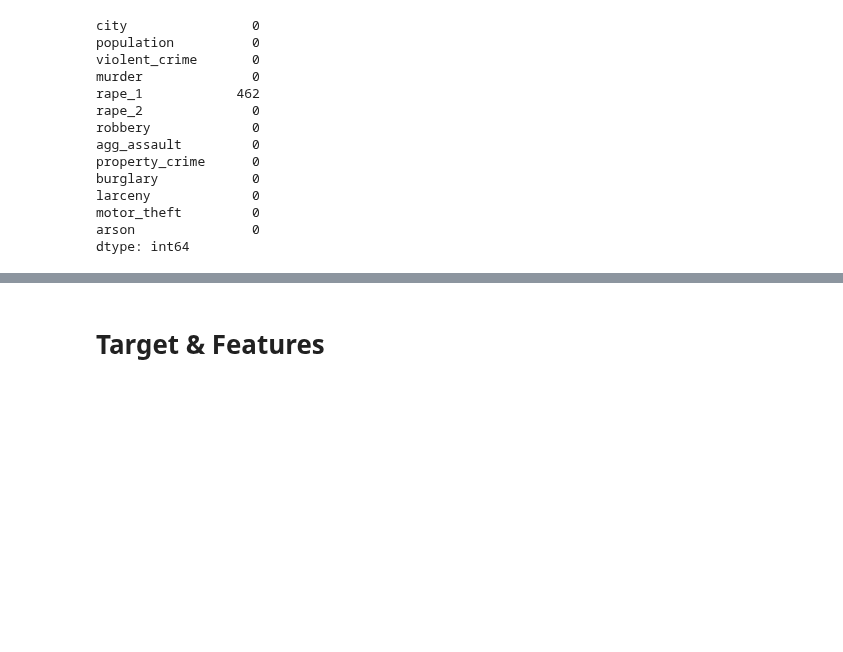
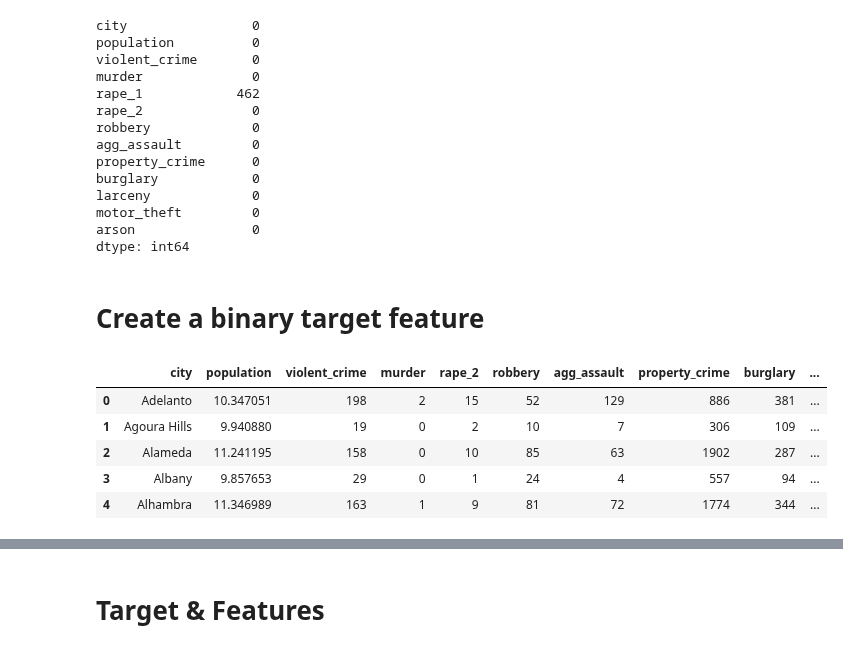
Before and after one commit to MitchellEwing/Drills, a Jupyter notebook: bootcamp/unit3/advanced-regression/comparing-regression-models.ipynb, the cells around one changed output, grey strips where cells are left out. Saved outputs shown, nothing was run; the diff lists cells and outputs as text; code cells hidden in the pictures; blank space fills up the shorter version.

```diff
--- a/bootcamp/unit3/advanced-regression/comparing-regression-models.ipynb
+++ b/bootcamp/unit3/advanced-regression/comparing-regression-models.ipynb
@@ -79,0 +83,14 @@ cal_crime = cal_crime.drop(['rape_1'], axis=1)
+# %% [markdown]
+# Create a binary target feature
+# %%
+# Summing crime_variables & dividing by logged population.
+cal_crime['crime_sum'] = cal_crime.iloc[:, 2:].sum(axis=1)
+cal_crime['crimes_by_log_pop'] = cal_crime['crime_sum'] / cal_crime['population']
+cal_crime.head()
+# %% [output]
+|  | city | population | violent_crime | murder | rape_2 | robbery | agg_assault | property_crime | burglary | ... |
+| 0 | Adelanto | 10.347051 | 198 | 2 | 15 | 52 | 129 | 886 | 381 | ... |
+| 1 | Agoura Hills | 9.940880 | 19 | 0 | 2 | 10 | 7 | 306 | 109 | ... |
+| 2 | Alameda | 11.241195 | 158 | 0 | 10 | 85 | 63 | 1902 | 287 | ... |
+| 3 | Albany | 9.857653 | 29 | 0 | 1 | 24 | 4 | 557 | 94 | ... |
+| 4 | Alhambra | 11.346989 | 163 | 1 | 9 | 81 | 72 | 1774 | 344 | ... |
```
Also changed, not shown: parts of 21 cells of this notebook.
